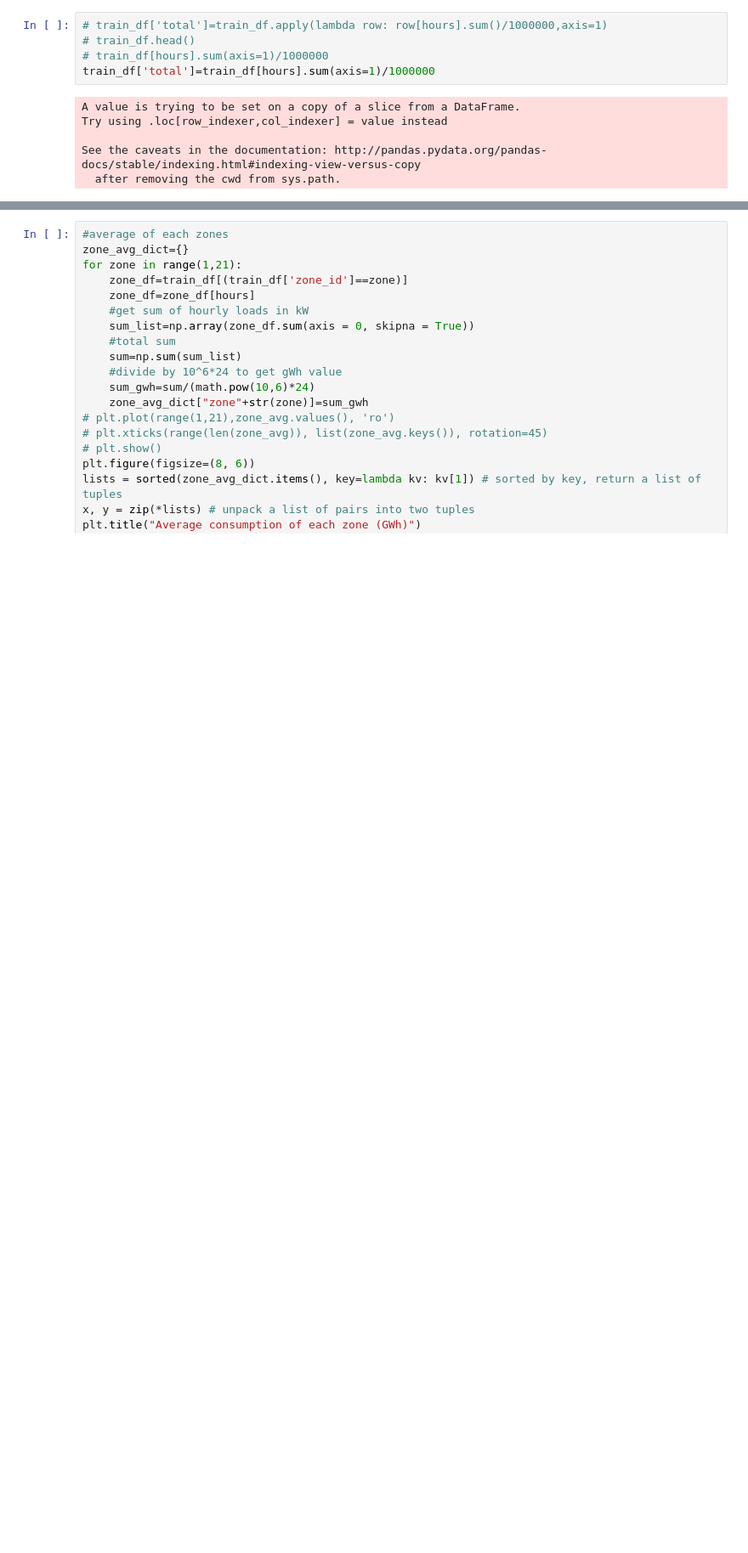
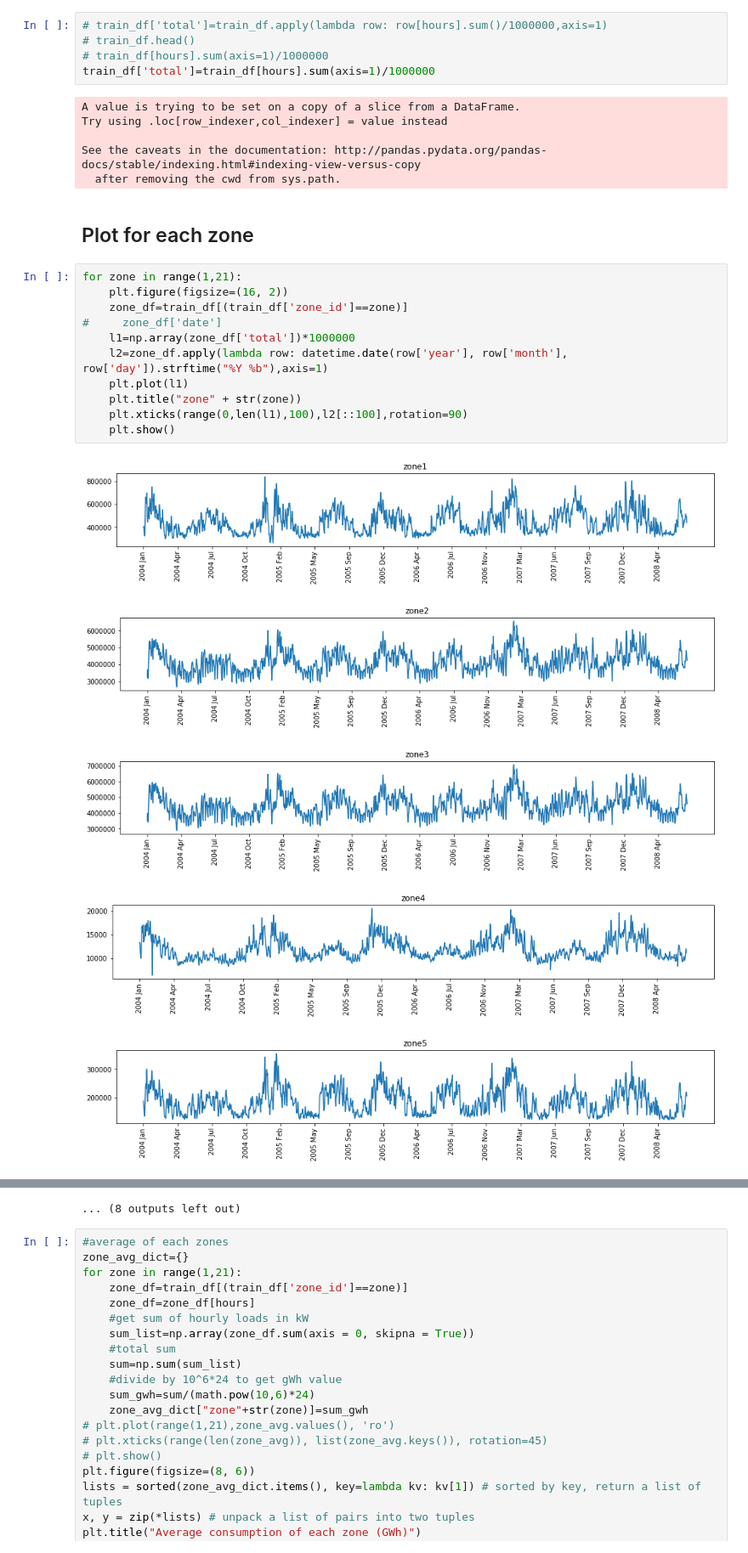
Before and after one commit to revathykdeepak/ml_lab, a Jupyter notebook: gefcon12.ipynb, the cells around one changed output, grey strips where cells are left out. Shown at 85% size. Cells and saved outputs as stored; diff of their text form; blank space fills up the shorter version.

```diff
--- a/gefcon12.ipynb
+++ b/gefcon12.ipynb
@@ -147,3 +147,22 @@ Try using .loc[row_indexer,col_indexer] = value instead
 
 See the caveats in the documentation: http://pandas.pydata.org/pandas-docs/stable/indexing.html#indexing-view-versus-copy
   after removing the cwd from sys.path.
+# %% [markdown]
+## Plot for each zone
+# %%
+for zone in range(1,21):
+    plt.figure(figsize=(16, 2))
+    zone_df=train_df[(train_df['zone_id']==zone)]
+#     zone_df['date']
+    l1=np.array(zone_df['total'])*1000000
+    l2=zone_df.apply(lambda row: datetime.date(row['year'], row['month'], row['day']).strftime("%Y %b"),axis=1)
+    plt.plot(l1)
+    plt.title("zone" + str(zone))
+    plt.xticks(range(0,len(l1),100),l2[::100],rotation=90)
+    plt.show()
+# %% [output]
+[figure, added]
+[figure, added]
+[figure, added]
+[figure, added]
+[figure, added]
@@ -150,3 +176,4 @@ See the caveats in the documentation: http://pandas.pydata.org/pandas-docs/stabl
+... (8 outputs left out)
 # %%
 #average of each zones
 zone_avg_dict={}
```
Also changed, not shown: parts of 11 cells of this notebook, 3 other files.
